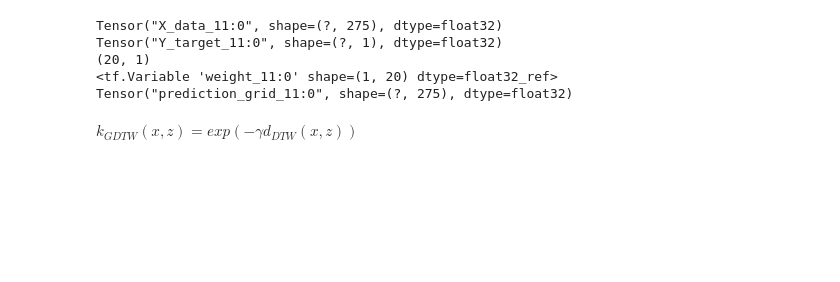
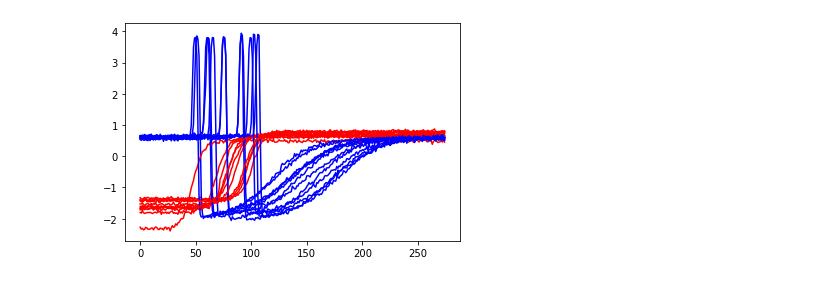
Before and after one commit to h5ng/influence_functions, a Jupyter notebook: Time_Series_Classification_with_Kernel.ipynb, the cells around one changed output. Cells and saved outputs as stored; diff of their text form; code cells hidden in the pictures; blank space fills up the shorter version.

```diff
--- a/Time_Series_Classification_with_Kernel.ipynb
+++ b/Time_Series_Classification_with_Kernel.ipynb
@@ -62,0 +67,6 @@ plt.show()
+# %%
+for i in range(len(test_X)):
+  plt.plot(test_X[i].ravel(), 'b' if test_Y[i] == 1 else 'r')
+plt.show()
+# %% [output]
+[figure, added]
@@ -63,24 +78,11 @@ plt.show()
 # %%
-batch_size = np.shape(X)[0]
-#batch_size = 20
+train_X_p = tf.placeholder(shape=[None, np.shape(train_X)[1]], dtype=tf.float32, name='train_X')
+train_Y_p = tf.placeholder(shape=[None, 1], dtype=tf.float32, name='train_Y')
 
-X_data = tf.placeholder(shape=[None, np.shape(X)[1]], dtype=tf.float32, name='X_data')
-Y_target = tf.placeholder(shape=[None, 1], dtype=tf.float32, name='Y_target')
-W = tf.Variable(tf.random_normal(shape=[1, batch_size]), name='weight')
+b = tf.Variable(tf.random_uniform(shape=[1, BATCH_SIZE]))
 
-prediction_grid = tf.placeholder(shape=[None, np.shape(X)[1]], dtype=tf.float32, name='prediction_grid')
-
-print(X_data)
-print(Y_target)
-print(np.shape(Y.reshape(-1, 1)))
-print(W)
-print(prediction_grid)
+pred_X_p = tf.placeholder(shape=[None, np.shape(train_X)[1]], dtype=tf.float32, name='prediction_X')
+test_X_p = tf.placeholder(shape=[None, np.shape(test_X)[1]], dtype=tf.float32, name='prediction_X')
-# %% [output]
-Tensor("X_data_11:0", shape=(?, 275), dtype=float32)
-Tensor("Y_target_11:0", shape=(?, 1), dtype=float32)
-(20, 1)
-<tf.Variable 'weight_11:0' shape=(1, 20) dtype=float32_ref>
-Tensor("prediction_grid_11:0", shape=(?, 275), dtype=float32)
 # %%
 def _dtw(X1, X2):
   dtw_array = []
@@ -100,3 +98 @@ def _dtw(X1, X2):
-# %% [markdown]
-$k_{GDTW}(x,z) = exp(-\gamma d_{DTW}(x,z))$
 # %%
```
Also changed, not shown: parts of 27 cells of this notebook.
